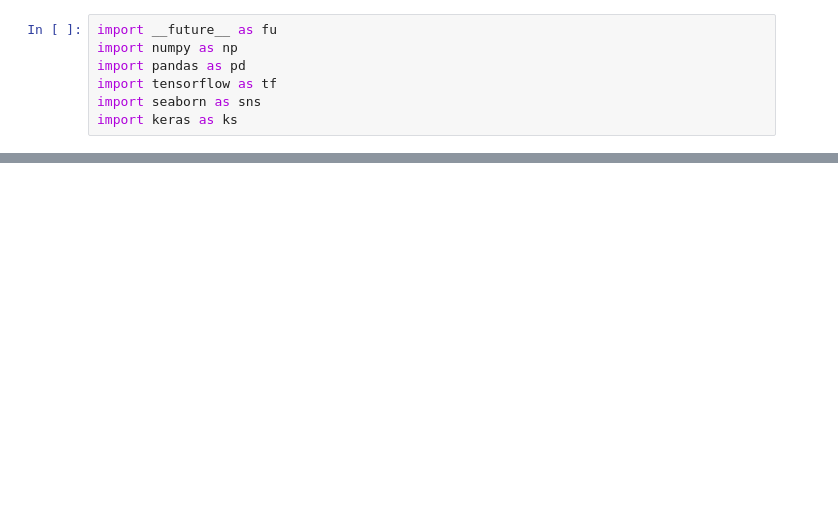
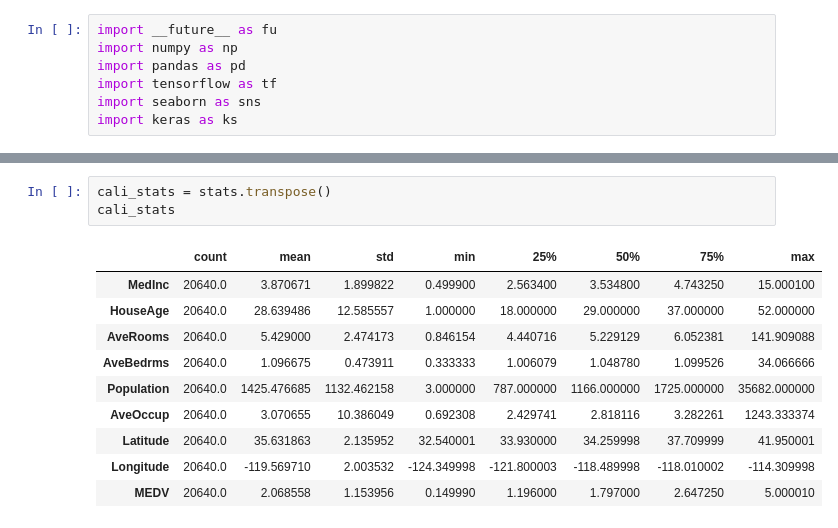
Before and after one commit to jetskiiiiiii/tensorflow-practice, a Jupyter notebook: 2-linear-regression-model.ipynb, the cells around one changed output, grey strips where cells are left out. Drawn from its saved outputs; the diff is of its cells as text; blank space fills up the shorter version.

```diff
--- a/2-linear-regression-model.ipynb
+++ b/2-linear-regression-model.ipynb
@@ -10,0 +53,14 @@ AttributeError: module 'sklearn' has no attribute 'datasets'
+# %%
+cali_stats = stats.transpose()
+cali_stats
+# %% [output]
+|  | count | mean | std | min | 25% | 50% | 75% | max |
+| MedInc | 20640.0 | 3.870671 | 1.899822 | 0.499900 | 2.563400 | 3.534800 | 4.743250 | 15.000100 |
+| HouseAge | 20640.0 | 28.639486 | 12.585557 | 1.000000 | 18.000000 | 29.000000 | 37.000000 | 52.000000 |
+| AveRooms | 20640.0 | 5.429000 | 2.474173 | 0.846154 | 4.440716 | 5.229129 | 6.052381 | 141.909088 |
+| AveBedrms | 20640.0 | 1.096675 | 0.473911 | 0.333333 | 1.006079 | 1.048780 | 1.099526 | 34.066666 |
+| Population | 20640.0 | 1425.476685 | 1132.462158 | 3.000000 | 787.000000 | 1166.000000 | 1725.000000 | 35682.000000 |
+| AveOccup | 20640.0 | 3.070655 | 10.386049 | 0.692308 | 2.429741 | 2.818116 | 3.282261 | 1243.333374 |
+| Latitude | 20640.0 | 35.631863 | 2.135952 | 32.540001 | 33.930000 | 34.259998 | 37.709999 | 41.950001 |
+| Longitude | 20640.0 | -119.569710 | 2.003532 | -124.349998 | -121.800003 | -118.489998 | -118.010002 | -114.309998 |
+| MEDV | 20640.0 | 2.068558 | 1.153956 | 0.149990 | 1.196000 | 1.797000 | 2.647250 | 5.000010 |
```
Also changed, not shown: parts of 12 cells of this notebook, 1 other file.
